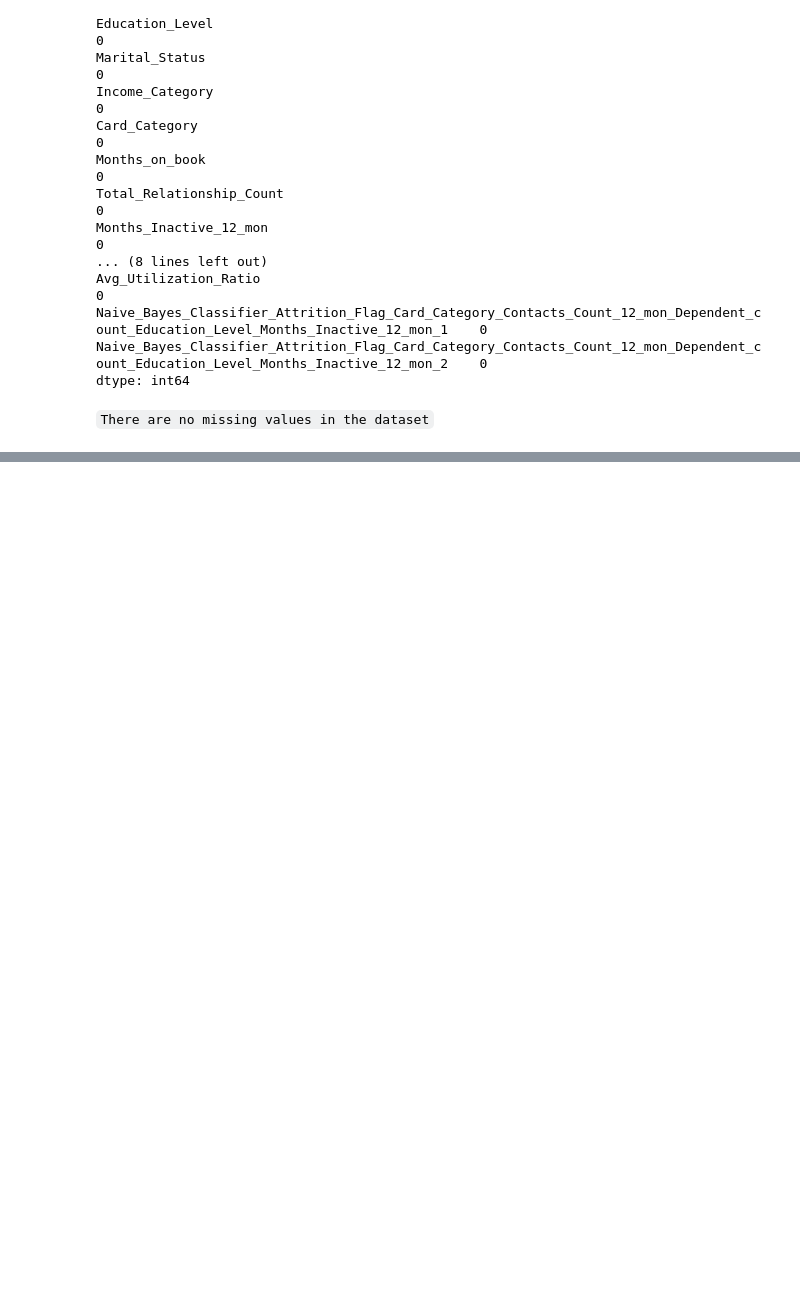
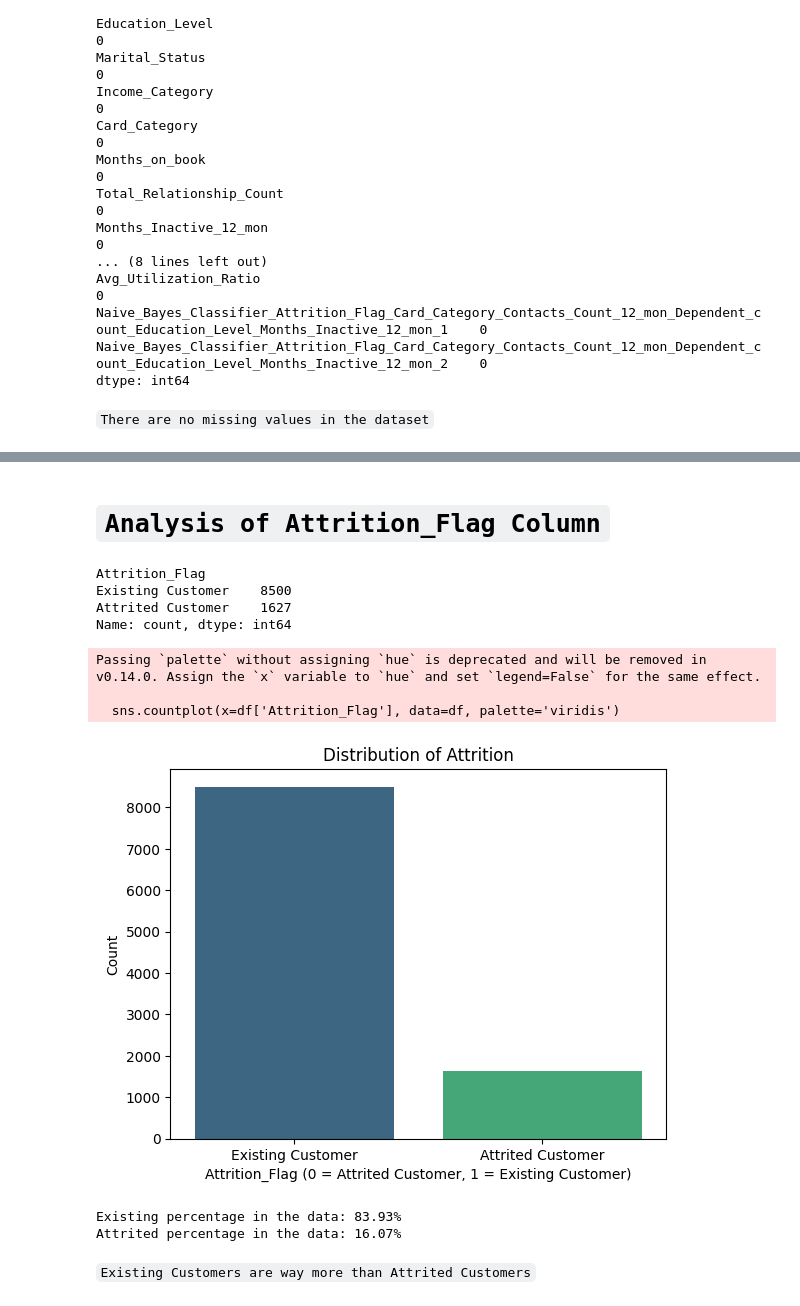
Before and after one commit to prashantpq/Data-Science-Internship, a Jupyter notebook: Week_3/Customer_Segmentation/main.ipynb, the cells around one changed output, grey strips where cells are left out. Saved outputs shown, nothing was run; the diff lists cells and outputs as text; code cells hidden in the pictures; blank space fills up the shorter version.

Commit message:
done with analysis of attrition flag column

```diff
--- a/Week_3/Customer_Segmentation/main.ipynb
+++ b/Week_3/Customer_Segmentation/main.ipynb
@@ -146,0 +203,2 @@ df.describe()
+# %%
+df = df.drop(['Naive_Bayes_Classifier_Attrition_Flag_Card_Category_Contacts_Count_12_mon_Dependent_count_Education_Level_Months_Inactive_12_mon_1','Naive_Bayes_Classifier_Attrition_Flag_Card_Category_Contacts_Count_12_mon_Dependent_count_Education_Level_Months_Inactive_12_mon_2'], axis=1)
@@ -146,0 +244,41 @@ df.describe()
+# %% [markdown]
+# `Analysis of Attrition_Flag Column`
+# %%
+# Find the values of atrrition_flag column
+df['Attrition_Flag'].value_counts()
+# %% [output]
+Attrition_Flag
+Existing Customer    8500
+Attrited Customer    1627
+Name: count, dtype: int64
+# %%
+sns.countplot(x=df['Attrition_Flag'], data=df, palette='viridis')
+plt.title('Distribution of Attrition')
+plt.xlabel('Attrition_Flag (0 = Attrited Customer, 1 = Existing Customer)')
+plt.ylabel('Count')
+plt.show()
+# %% [output]
+Passing `palette` without assigning `hue` is deprecated and will be removed in v0.14.0. Assign the `x` variable to `hue` and set `legend=False` for the same effect.
+
+  sns.countplot(x=df['Attrition_Flag'], data=df, palette='viridis')
+[figure, added]
+# %%
+# calculating the percentage fo Existing Customer and Attrited Customer value counts in the data
+
+Existing_count = 8500
+Attrited_count = 1627
+
+total_count = Existing_count + Attrited_count
+
+# calculate percentages
+Existing_percentage = (Existing_count/total_count)*100
+Attrited_percentages = (Attrited_count/total_count)*100
+
+# display the results
+print(f'Existing percentage in the data: {Existing_percentage:.2f}%')
+print(f'Attrited percentage in the data: {Attrited_percentages:.2f}%')
+# %% [output]
+Existing percentage in the data: 83.93%
+Attrited percentage in the data: 16.07%
+# %% [markdown]
+`Existing Customers are way more than Attrited Customers`
```
Also changed, not shown: parts of 8 cells of this notebook.
